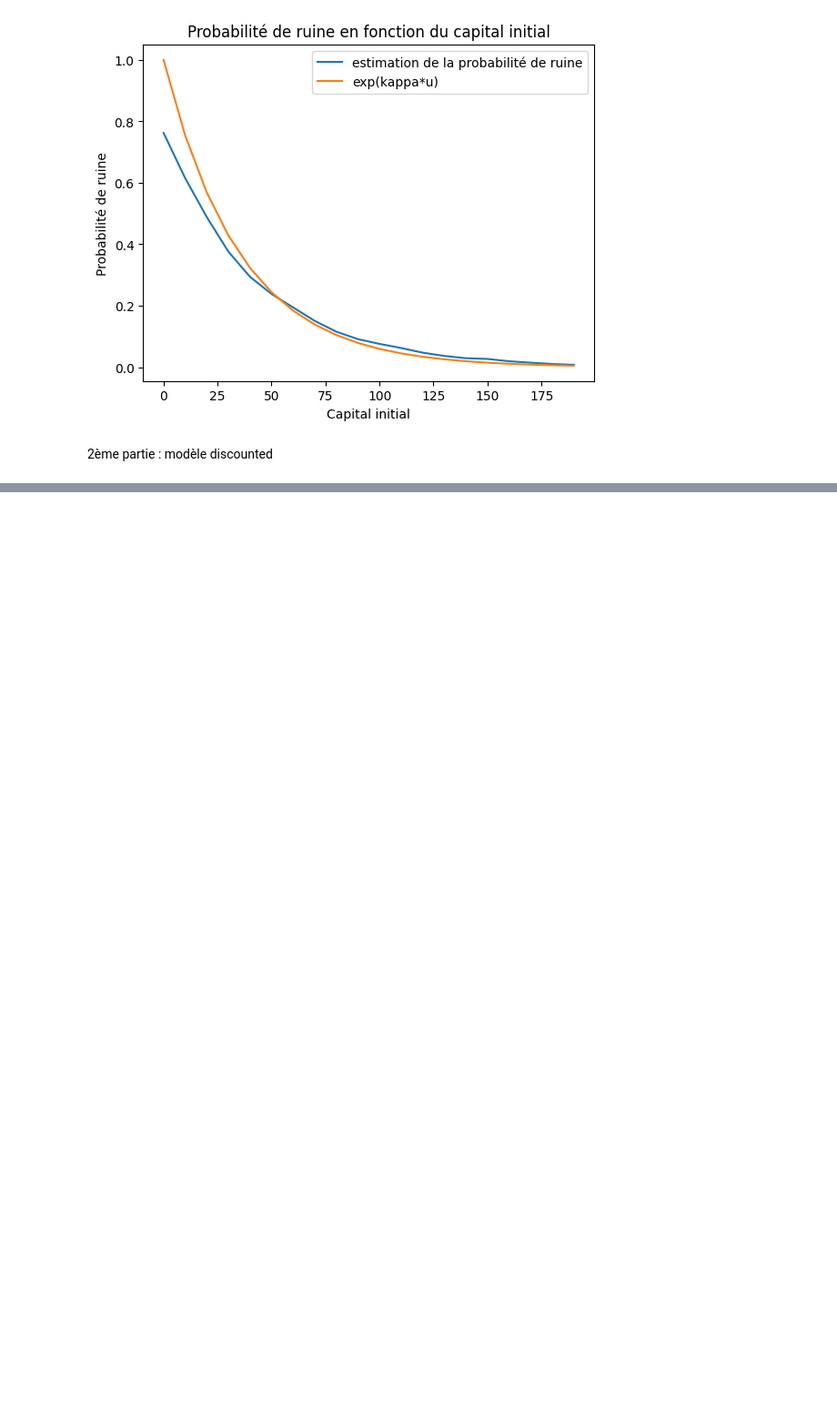
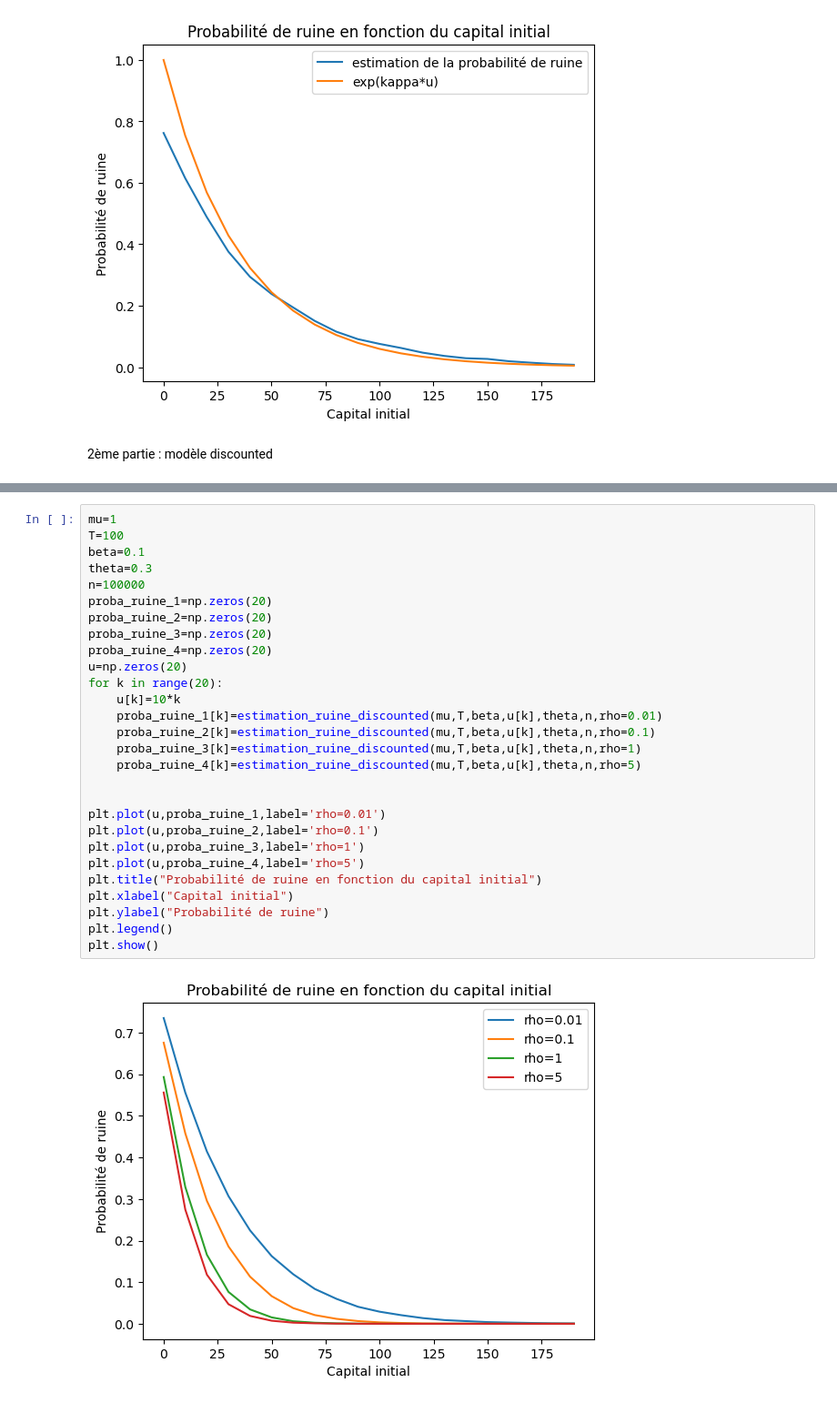
Before and after one commit to R7even31/Projet_Poisson, a Jupyter notebook: Main.ipynb, the cells around one changed output, grey strips where cells are left out. Shown at 91% size. Saved outputs shown, nothing was run; the diff lists cells and outputs as text; blank space fills up the shorter version.

Commit message:
comparaison en fonction de rho

```diff
--- a/Main.ipynb
+++ b/Main.ipynb
@@ -165,0 +165,30 @@ plt.show()
+# %%
+mu=1
+T=100
+beta=0.1
+theta=0.3
+n=100000
+proba_ruine_1=np.zeros(20)
+proba_ruine_2=np.zeros(20)
+proba_ruine_3=np.zeros(20)
+proba_ruine_4=np.zeros(20)
+u=np.zeros(20)
+for k in range(20):
+    u[k]=10*k
+    proba_ruine_1[k]=estimation_ruine_discounted(mu,T,beta,u[k],theta,n,rho=0.01)
+    proba_ruine_2[k]=estimation_ruine_discounted(mu,T,beta,u[k],theta,n,rho=0.1)
+    proba_ruine_3[k]=estimation_ruine_discounted(mu,T,beta,u[k],theta,n,rho=1)
+    proba_ruine_4[k]=estimation_ruine_discounted(mu,T,beta,u[k],theta,n,rho=5)
+
+
+plt.plot(u,proba_ruine_1,label='rho=0.01')
+plt.plot(u,proba_ruine_2,label='rho=0.1')
+plt.plot(u,proba_ruine_3,label='rho=1')
+plt.plot(u,proba_ruine_4,label='rho=5')
+plt.title("Probabilité de ruine en fonction du capital initial")
+plt.xlabel("Capital initial")
+plt.ylabel("Probabilité de ruine")
+plt.legend()
+plt.show()
+# %% [output]
+[figure, added]
```
Also changed, not shown: parts of 5 cells of this notebook.
